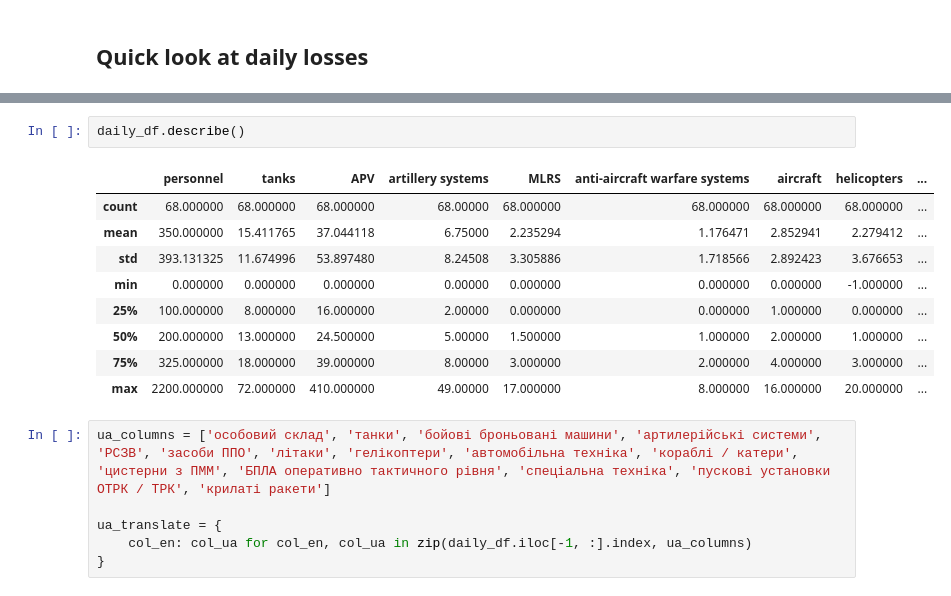
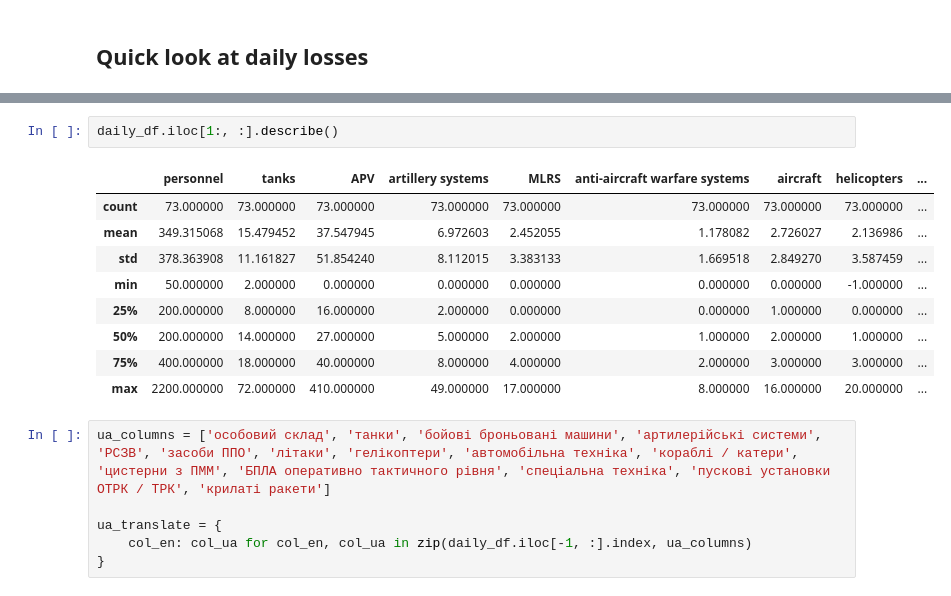
Before and after one commit to Tsalyk/russianInvasionAnalysis, a Jupyter notebook: war_losses.ipynb, the cells around one changed output, grey strips where cells are left out. Saved outputs shown, nothing was run; the diff lists cells and outputs as text.

```diff
--- a/war_losses.ipynb
+++ b/war_losses.ipynb
@@ -124,15 +128,15 @@ daily_df.tail()
 # %%
-daily_df.describe()
+daily_df.iloc[1:, :].describe()
 # %% [output]
 |  | personnel | tanks | APV | artillery systems | MLRS | anti-aircraft warfare systems | aircraft | helicopters | ... |
-| count | 68.000000 | 68.000000 | 68.000000 | 68.00000 | 68.000000 | 68.000000 | 68.000000 | 68.000000 | ... |
-| mean | 350.000000 | 15.411765 | 37.044118 | 6.75000 | 2.235294 | 1.176471 | 2.852941 | 2.279412 | ... |
-| std | 393.131325 | 11.674996 | 53.897480 | 8.24508 | 3.305886 | 1.718566 | 2.892423 | 3.676653 | ... |
-| min | 0.000000 | 0.000000 | 0.000000 | 0.00000 | 0.000000 | 0.000000 | 0.000000 | -1.000000 | ... |
-| 25% | 100.000000 | 8.000000 | 16.000000 | 2.00000 | 0.000000 | 0.000000 | 1.000000 | 0.000000 | ... |
-| 50% | 200.000000 | 13.000000 | 24.500000 | 5.00000 | 1.500000 | 1.000000 | 2.000000 | 1.000000 | ... |
-| 75% | 325.000000 | 18.000000 | 39.000000 | 8.00000 | 3.000000 | 2.000000 | 4.000000 | 3.000000 | ... |
-| max | 2200.000000 | 72.000000 | 410.000000 | 49.00000 | 17.000000 | 8.000000 | 16.000000 | 20.000000 | ... |
+| count | 73.000000 | 73.000000 | 73.000000 | 73.000000 | 73.000000 | 73.000000 | 73.000000 | 73.000000 | ... |
+| mean | 349.315068 | 15.479452 | 37.547945 | 6.972603 | 2.452055 | 1.178082 | 2.726027 | 2.136986 | ... |
+| std | 378.363908 | 11.161827 | 51.854240 | 8.112015 | 3.383133 | 1.669518 | 2.849270 | 3.587459 | ... |
+| min | 50.000000 | 2.000000 | 0.000000 | 0.000000 | 0.000000 | 0.000000 | 0.000000 | -1.000000 | ... |
+| 25% | 200.000000 | 8.000000 | 16.000000 | 2.000000 | 0.000000 | 0.000000 | 1.000000 | 0.000000 | ... |
+| 50% | 200.000000 | 14.000000 | 27.000000 | 5.000000 | 2.000000 | 1.000000 | 2.000000 | 1.000000 | ... |
+| 75% | 400.000000 | 18.000000 | 40.000000 | 8.000000 | 4.000000 | 2.000000 | 3.000000 | 3.000000 | ... |
+| max | 2200.000000 | 72.000000 | 410.000000 | 49.000000 | 17.000000 | 8.000000 | 16.000000 | 20.000000 | ... |
 # %%
 ua_columns = ['особовий склад', 'танки', 'бойові броньовані машини', 'артилерійські системи', 'РСЗВ', 'засоби ППО', 'літаки', 'гелікоптери', 'автомобільна техніка', 'кораблі / катери', 'цистерни з ПММ', 'БПЛА оперативно тактичного рівня', 'спеціальна техніка', 'пускові установки ОТРК / ТРК', 'крилаті ракети']
 
```
Also changed, not shown: parts of 24 cells of this notebook.
